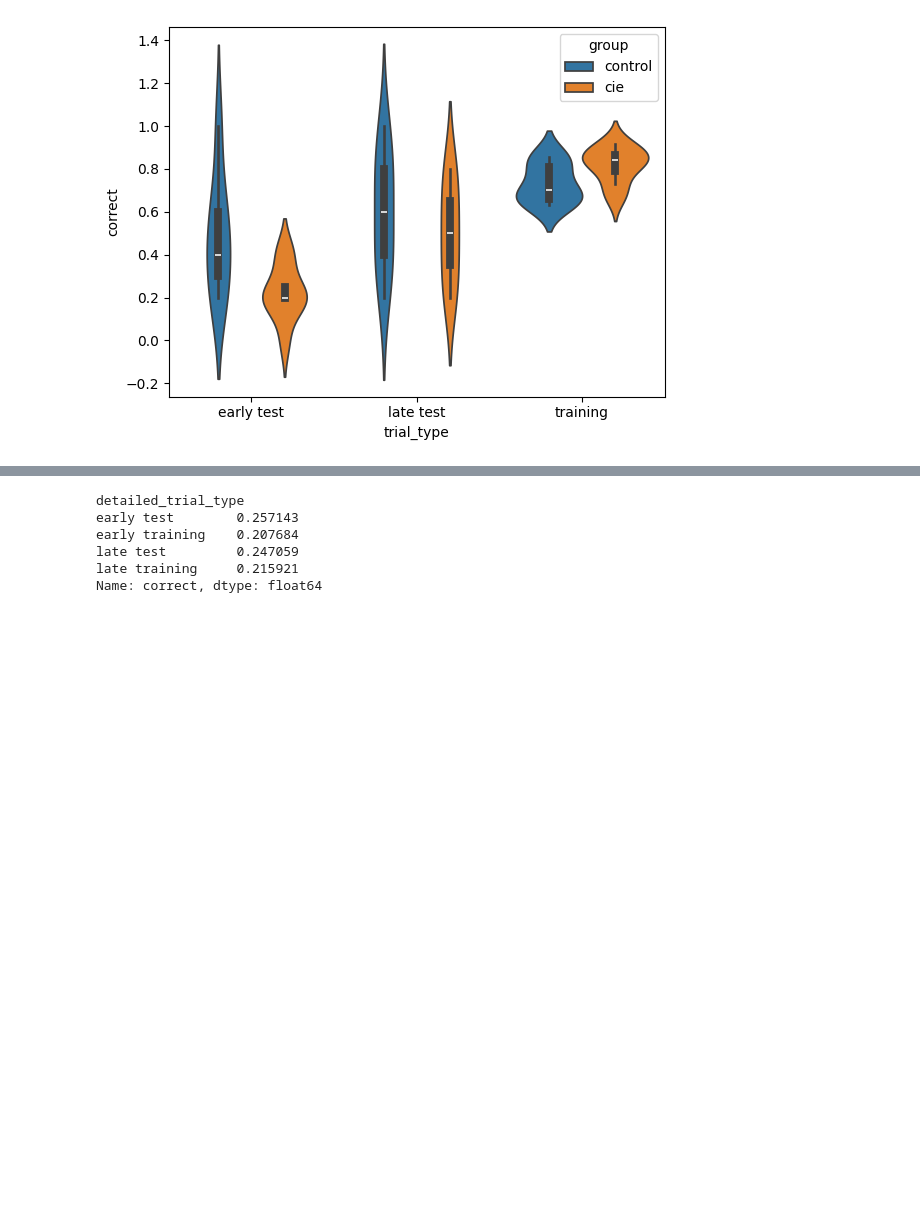
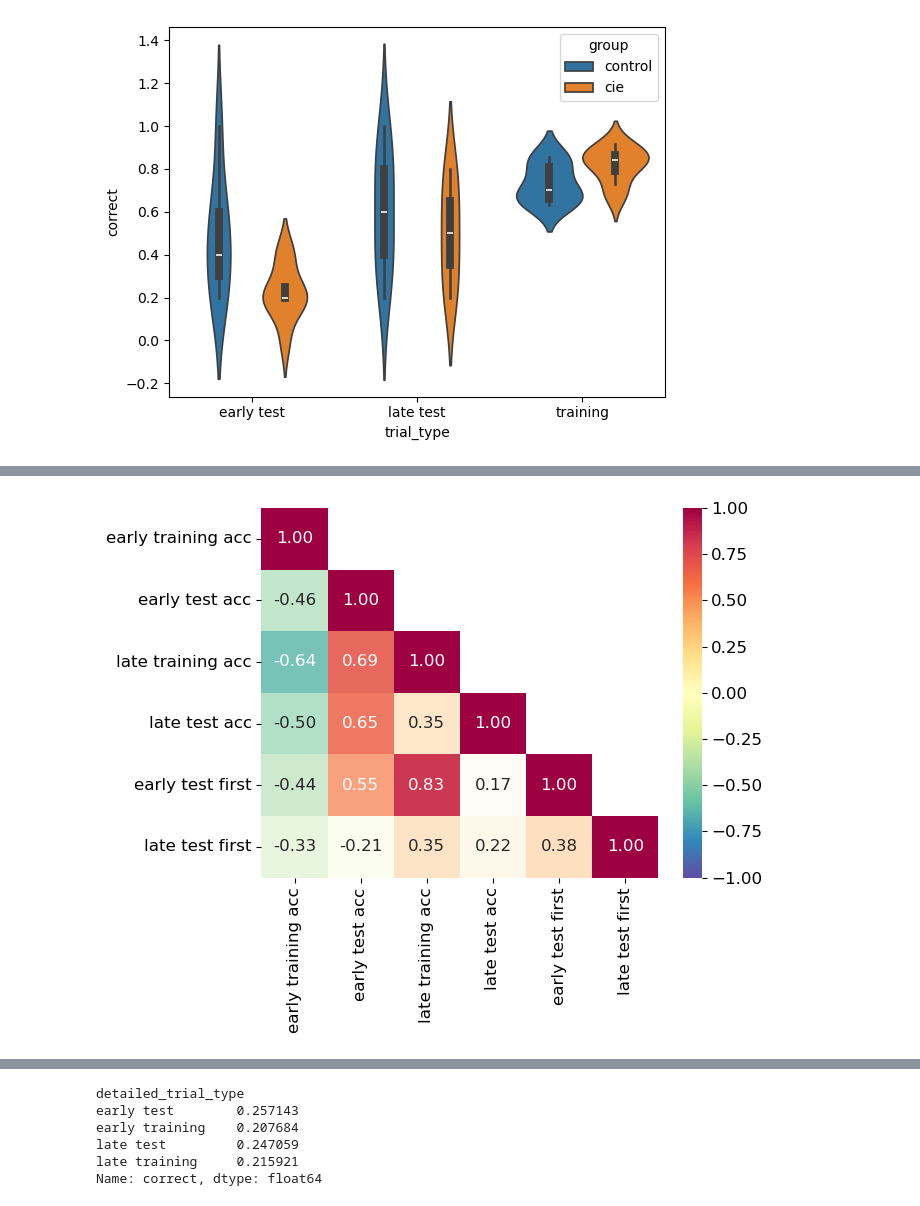
Before and after one commit to SSchwoebel/TMaze, a Jupyter notebook: cie_task/1_preprocessing.ipynb, the cells around one changed output, grey strips where cells are left out. Drawn from its saved outputs; the diff is of its cells as text; code cells hidden in the pictures; blank space fills up the shorter version.

```diff
--- a/cie_task/1_preprocessing.ipynb
+++ b/cie_task/1_preprocessing.ipynb
@@ -386,11 +399,20 @@ PearsonRResult(statistic=np.float64(-0.5060608273474738), pvalue=np.float64(0.24
 # %%
+cie_early_test_accuracy = plot_df[plot_df["trial_type"]=="early test"][plot_df["group"]=="cie"].groupby(["animal"])["correct"].mean().values
+cie_late_test_accuracy = plot_df[plot_df["trial_type"]=="late test"][plot_df["group"]=="cie"].groupby(["animal"])["correct"].mean().values
 cie_early_training_accuracy = plot_df[plot_df["detailed_trial_type"]=="early training"][plot_df["group"]=="cie"].groupby(["animal"])["correct"].mean().values
-
-cie_early_test_accuracy = plot_df[plot_df["detailed_trial_type"]=="early test"][plot_df["group"]=="cie"].groupby(["animal"])["correct"].mean().values
-
 cie_late_training_accuracy = plot_df[plot_df["detailed_trial_type"]=="late training"][plot_df["group"]=="cie"].groupby(["animal"])["correct"].mean().values
-
-cie_late_test_accuracy = plot_df[plot_df["detailed_trial_type"]=="late test"][plot_df["group"]=="cie"].groupby(["animal"])["correct"].mean().values
+cie_early_test_first_choice = plot_df[plot_df["trial"]==75][plot_df["group"]=="cie"].groupby(["animal"])["correct"].mean().values
+cie_late_test_first_choice = plot_df[plot_df["trial"]==155][plot_df["group"]=="cie"].groupby(["animal"])["correct"].mean().values
+# %%
+cie_dict = {"early training acc": cie_early_training_accuracy, "early test acc": cie_early_test_accuracy,
+                "late training acc": cie_late_training_accuracy, "late test acc": cie_late_test_accuracy,
+                "early test first": cie_early_test_first_choice, "late test first": cie_late_test_first_choice}
+
+cie_df = pd.DataFrame(cie_dict)
+# %%
+iu.plot_correlations(cie_df, x_vars_of_interest, y_vars_of_interest)
+# %% [output]
+[figure, added]
 # %%
 print("p val control early training & early test")
 print(pearsonr(cie_early_training_accuracy, cie_early_test_accuracy))
```
Also changed, not shown: parts of 9 cells of this notebook, 6 other files.
